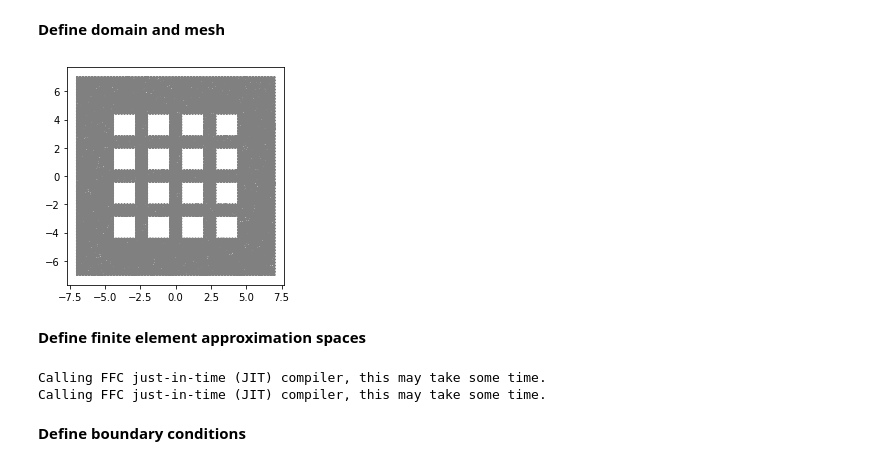
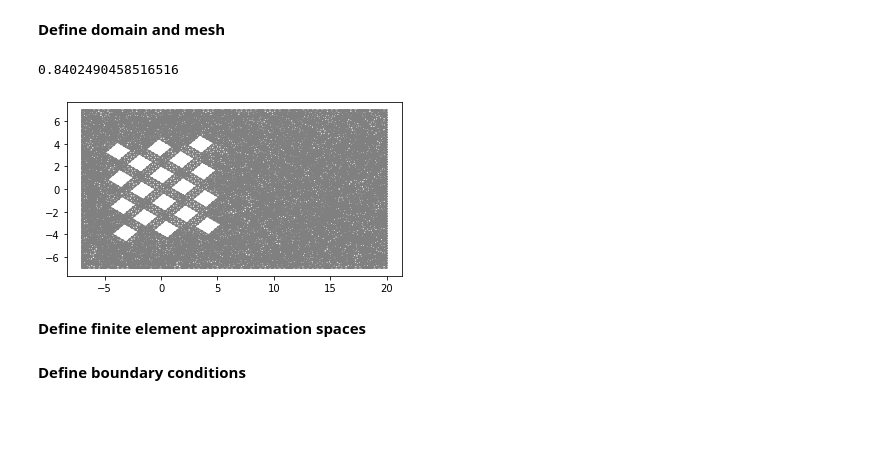
Before and after one commit to johanhoffman/DD2365-VT20, a Jupyter notebook: Project/projectV4_P1.ipynb, the cells around one changed output. Cells and saved outputs as stored; diff of their text form; code cells hidden in the pictures; blank space fills up the shorter version.

```diff
--- a/Project/projectV4_P1.ipynb
+++ b/Project/projectV4_P1.ipynb
@@ -97,9 +97,9 @@ To read more about how to use similar methods for more complex problems, see e.g
 *   diamond grid
 *   Concentric circular grid
 # %%
-def grid(L,H,theta=0):
+def grid(xmin,ymin,xmax,ymax,theta=0):
   theta = math.radians(theta)
-  domain = Rectangle(Point(-L/2,-H/2), Point(L/2,H/2))
+  domain = Rectangle(Point(xmin,ymin), Point(xmax,ymax))
   for i in range (0,4):
     a = -4.43+i*2.415
     b = a+1.615
@@ -112,9 +112,9 @@ def grid(L,H,theta=0):
                          Point(a*cos(theta)-d*sin(theta),a*sin(theta)+d*cos(theta))])
   return domain
 
-def skewed(L,H,theta=0):
+def skewed(xmin,ymin,xmax,ymax,theta=0):
   theta = math.radians(theta)
-  domain = Rectangle(Point(-L/2,-H/2), Point(L/2,H/2))
+  domain = Rectangle(Point(xmin,ymin), Point(xmax,ymax))
   alpha = math.radians(35)
   str_w = 0.6
   shape_w = 1.2
@@ -142,9 +142,9 @@ def skewed(L,H,theta=0):
       a += 2*shape_w + dhor
   return domain
 
-def concentric(L,H, theta=0):
+def concentric(xmin,ymin,xmax,ymax, theta=0):
   theta = math.radians(theta)
-  domain = Rectangle(Point(-L/2,-H/2), Point(L/2,H/2))
+  domain = Rectangle(Point(xmin,ymin), Point(xmax,ymax))
   for i in range (0,12):
     alpha = i*2*pi/12+theta
     beta = (i+1)*2*pi/12+theta
@@ -172,35 +172,37 @@ def concentric(L,H, theta=0):
 **Define domain and mesh**
 # %%
 # Define rectangular domain
-L = 14
-H = 14
+xmin = -7
+ymin = -7
+xmax = 20
+ymax = 7
 
 # Define circle
-xc = 0.5*L
-yc = 0.5*H
+xc = 0
+yc = 0
 rc = 1.
 
 # Define subdomains (for boundary conditions)
 class Left(SubDomain):
     def inside(self, x, on_boundary):
-        return near(x[0], -L/2)
+        return near(x[0], xmin)
 
 class Right(SubDomain):
     def inside(self, x, on_boundary):
-        return near(x[0], L/2)
+        return near(x[0], xmax)
 
 class Lower(SubDomain):
     def inside(self, x, on_boundary):
-        return near(x[1], -H/2)
+        return near(x[1], ymin)
 
 class Upper(SubDomain):
     def inside(self, x, on_boundary):
-        return near(x[1], H/2)
+        return near(x[1], ymax)
 
 class Freeslip(SubDomain):
     def inside(self, x, on_boundary):
-        return (on_boundary and (not near(x[0], -L/2)) and (not near(x[0], L/2)) \
-                and (not near(x[1], -H/2)) and (not near(x[1], H/2)))
+        return (on_boundary and (not near(x[0], xmin)) and (not near(x[0], xmax)) \
+                and (not near(x[1], ymin)) and (not near(x[1], ymax)))
 
 left = Left()
 right = Right()
@@ -215,38 +217,39 @@ resolution = 64
 #         - Circle(Point(xc,yc),rc) , resolution)
 
 !rm Grid_0/*
-domain = grid(L,H,0)
+domain = skewed(xmin,ymin,xmax,ymax,5)
 mesh = generate_mesh(domain, resolution)
 saved_mesh = File("Grid_0/mesh.xml")
 saved_mesh << mesh
 timeseries_u = TimeSeries('Grid_0/velocity_series')
 
 # Local mesh refinement (specified by a cell marker)
 no_levels = 0
 for i in range(0,no_levels):
   cell_marker = MeshFunction("bool", mesh, mesh.topology().dim())
   for cell in cells(mesh):
     cell_marker[cell] = False
     p = cell.midpoint()
     if p.distance(Point(xc, yc)) < 0.5:
         cell_marker[cell] = True
   mesh = refine(mesh, cell_marker)
 
 # Define mesh functions (for boundary conditions)
 boundaries = MeshFunction("size_t", mesh, mesh.topology().dim()-1)
 boundaries.set_all(0)
 left.mark(boundaries, 1)
 right.mark(boundaries, 2)
 lower.mark(boundaries, 3)
 upper.mark(boundaries, 4)
 freeslip.mark(boundaries, 5)
 fs = 5
 
 plt.figure()
 plot(mesh)
 plt.show()
 # %% [output]
+0.8402490458516516
-[figure, old version]
+[figure, new version]
 # %% [markdown]
 **Define finite element approximation spaces**
 # %%
@@ -259,9 +262,6 @@ u = TrialFunction(V)
 p = TrialFunction(Q)
 v = TestFunction(V)
 q = TestFunction(Q)
-# %% [output]
-Calling FFC just-in-time (JIT) compiler, this may take some time.
-Calling FFC just-in-time (JIT) compiler, this may take some time.
 # %% [markdown]
 **Define boundary conditions**
 # %%
```
Also changed, not shown: parts of 7 cells of this notebook.
